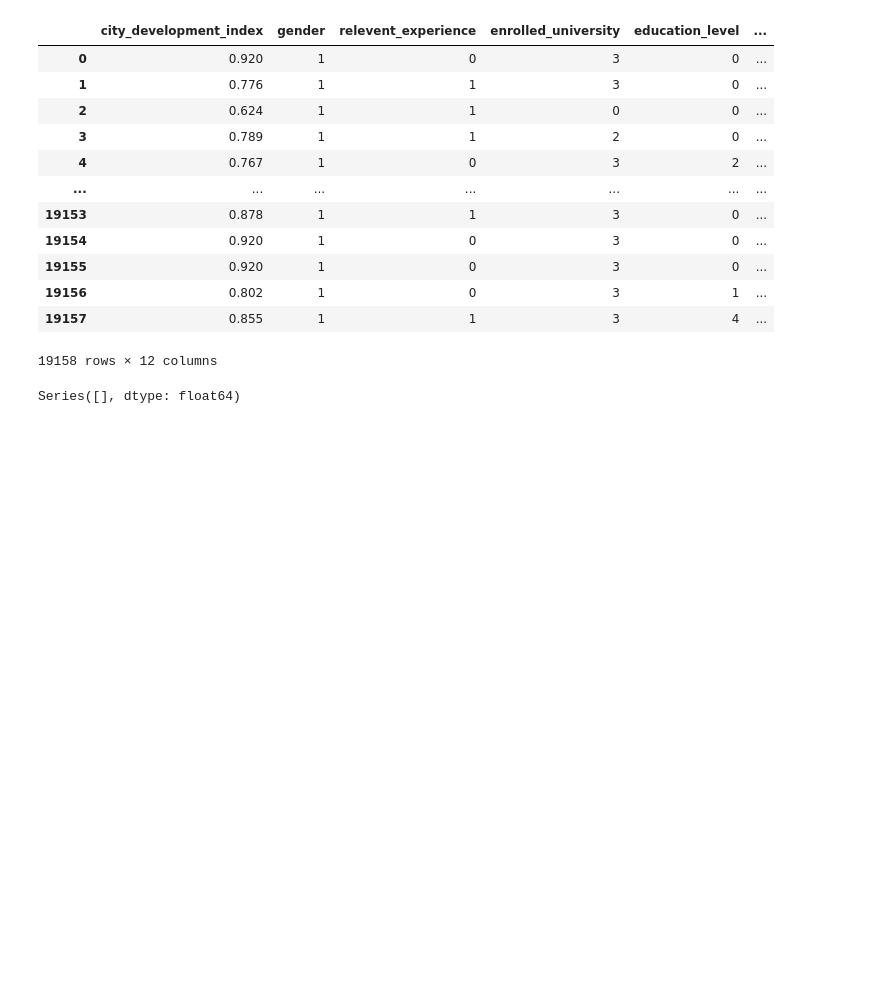
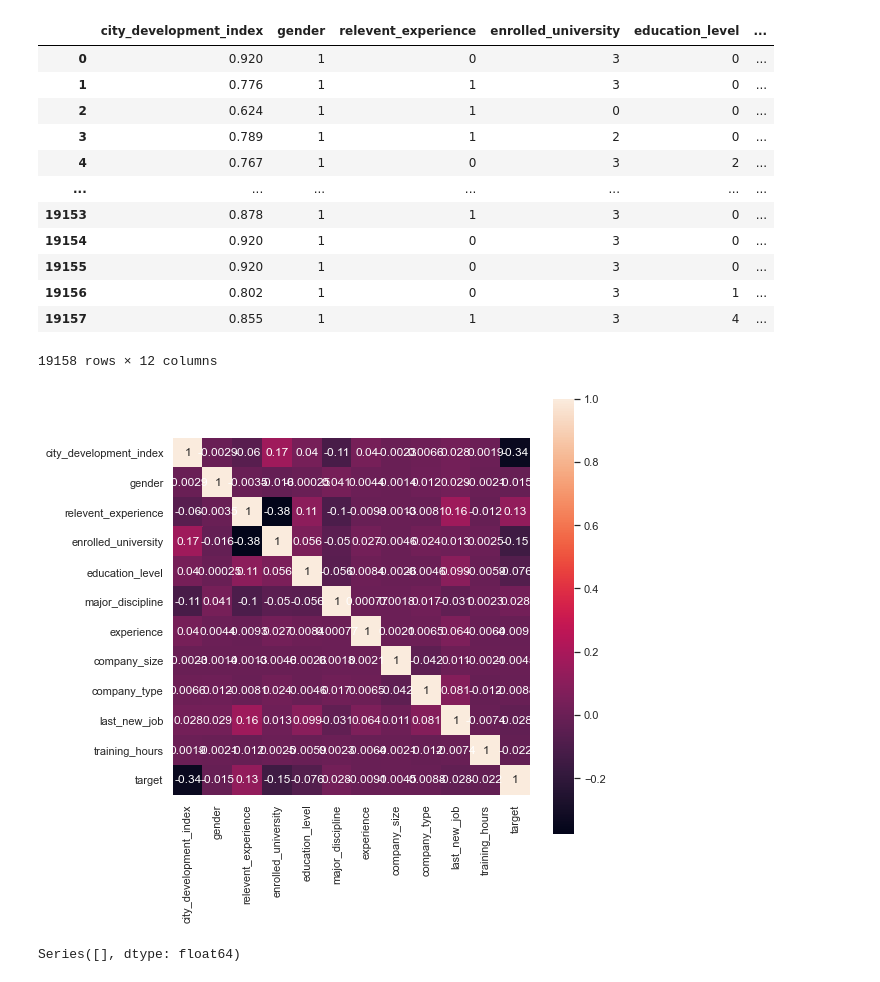
Before and after one commit to mermaidzhang/Job-Change-of-Data-Scientists, a Jupyter notebook: Segment2_code.ipynb, the cells around one changed output. Drawn from its saved outputs; the diff is of its cells as text; code cells hidden in the pictures; blank space fills up the shorter version.

```diff
--- a/Segment2_code.ipynb
+++ b/Segment2_code.ipynb
@@ -23,7 +23,7 @@ from sklearn.metrics import classification_report
 from sklearn.linear_model import LogisticRegression
 # %%
 # connect and write to DB
-alchemyEngine           = create_engine('postgresql+psycopg2://postgres:Pegah2@2@data@localhost:5432/module20', pool_recycle=3600);
+alchemyEngine           = create_engine('postgresql+psycopg2://postgres:5661MZyx@localhost:5432', pool_recycle=3600);
 postgreSQLConnection    = alchemyEngine.connect();
 # %%
 # read the tables
@@ -547,3 +512,10 @@ hrd_train_df
 | 19156 | 0.802 | 1 | 0 | 3 | 1 | ... |
 | 19157 | 0.855 | 1 | 1 | 3 | 4 | ... |
 19158 rows × 12 columns
+# %%
+#initial check of correlation
+plt.figure(figsize=(8,8))
+sns.heatmap((hrd_train_df).corr(), annot=True, square=True)
+plt.show()
+# %% [output]
+[figure, added]
```
Also changed, not shown: parts of 25 cells of this notebook.
